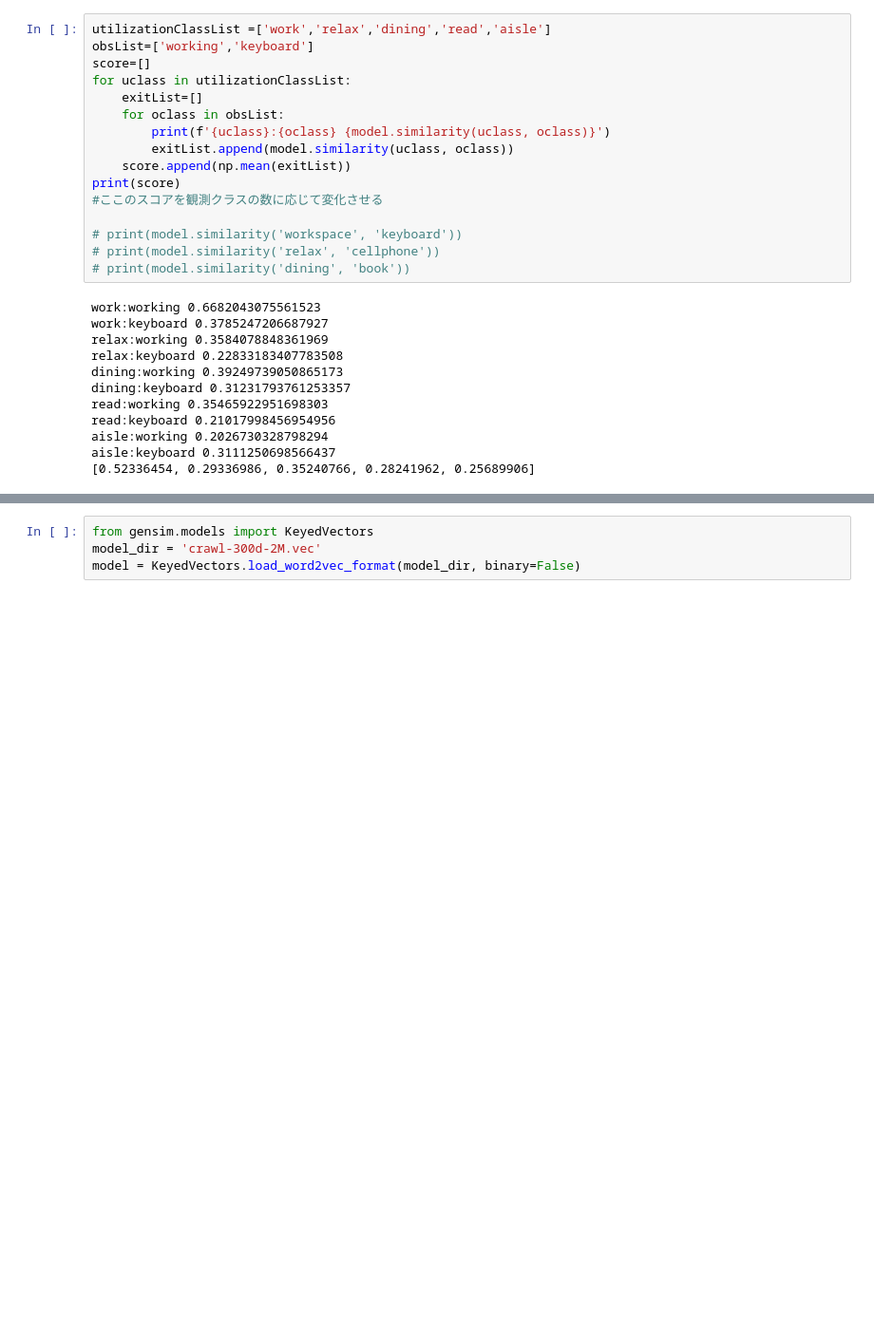
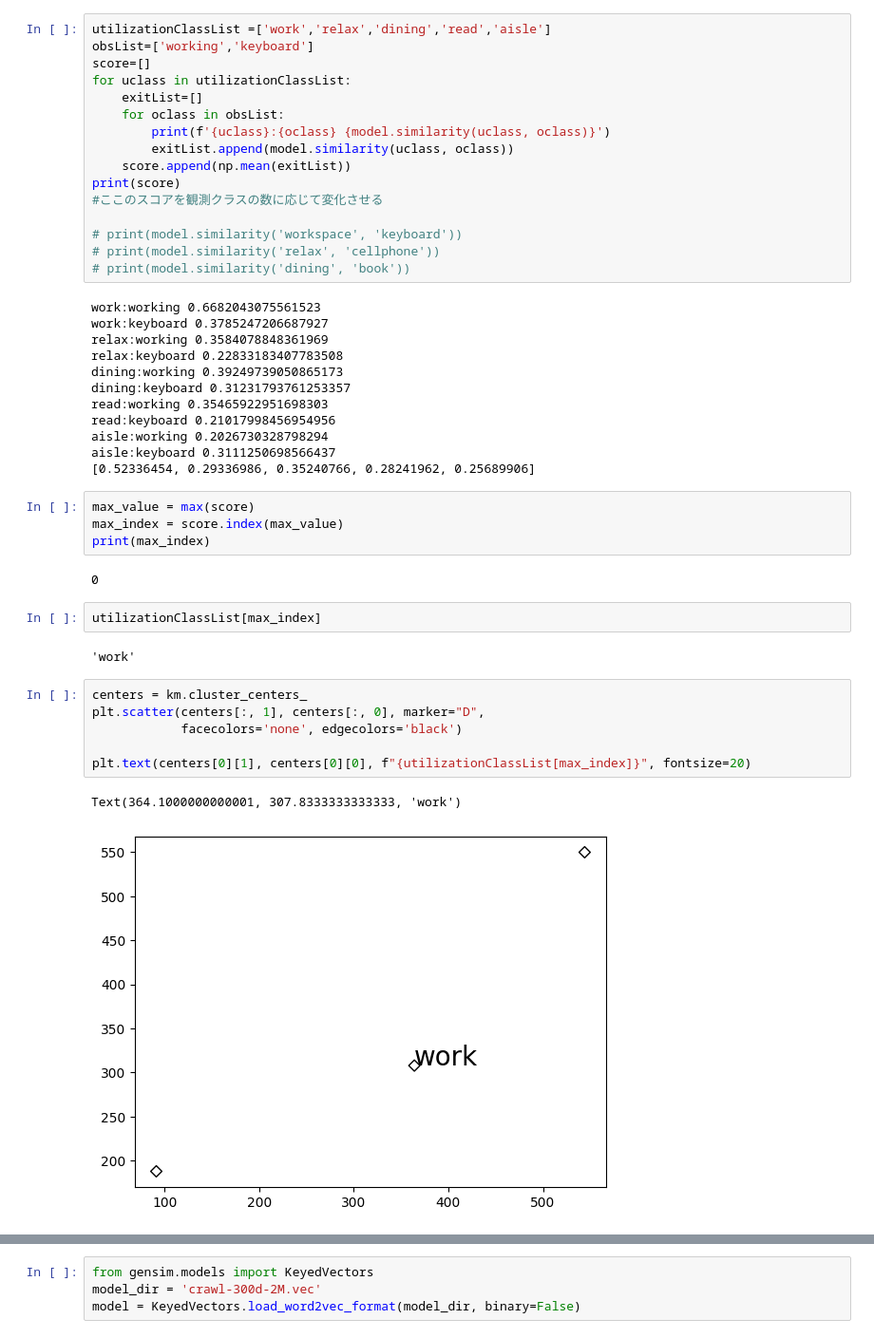
Before and after one commit to ozaki-hr8/-Space-Utilization-Analysis, a Jupyter notebook: cluster.ipynb, the cells around one changed output, grey strips where cells are left out. Shown at 95% size. Cells and saved outputs as stored; diff of their text form; blank space fills up the shorter version.

Commit message:
space utilization with prob

```diff
--- a/cluster.ipynb
+++ b/cluster.ipynb
@@ -412,3 +225,22 @@ read:keyboard 0.21017998456954956
 aisle:working 0.2026730328798294
 aisle:keyboard 0.3111250698566437
 [0.52336454, 0.29336986, 0.35240766, 0.28241962, 0.25689906]
+# %%
+max_value = max(score)
+max_index = score.index(max_value)
+print(max_index)
+# %% [output]
+0
+# %%
+utilizationClassList[max_index]
+# %% [output]
+'work'
+# %%
+centers = km.cluster_centers_
+plt.scatter(centers[:, 1], centers[:, 0], marker="D",
+            facecolors='none', edgecolors='black')
+
+plt.text(centers[0][1], centers[0][0], f"{utilizationClassList[max_index]}", fontsize=20)
+# %% [output]
+Text(364.1000000000001, 307.8333333333333, 'work')
+[figure, added]
```
Also changed, not shown: parts of 31 cells of this notebook, 2 other files.
